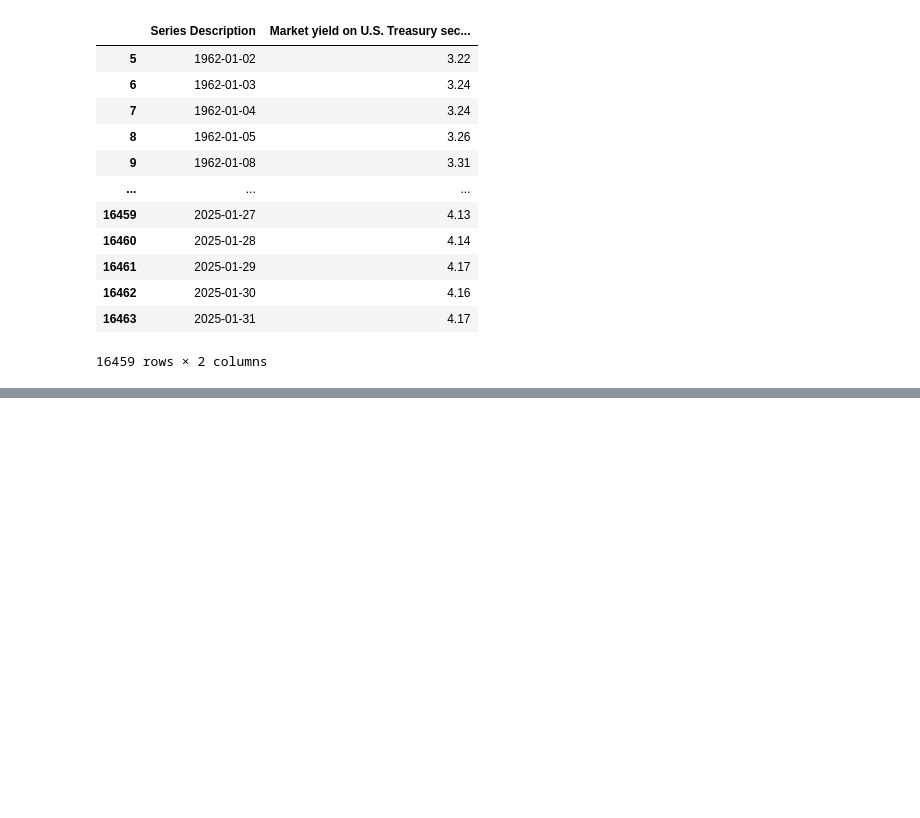
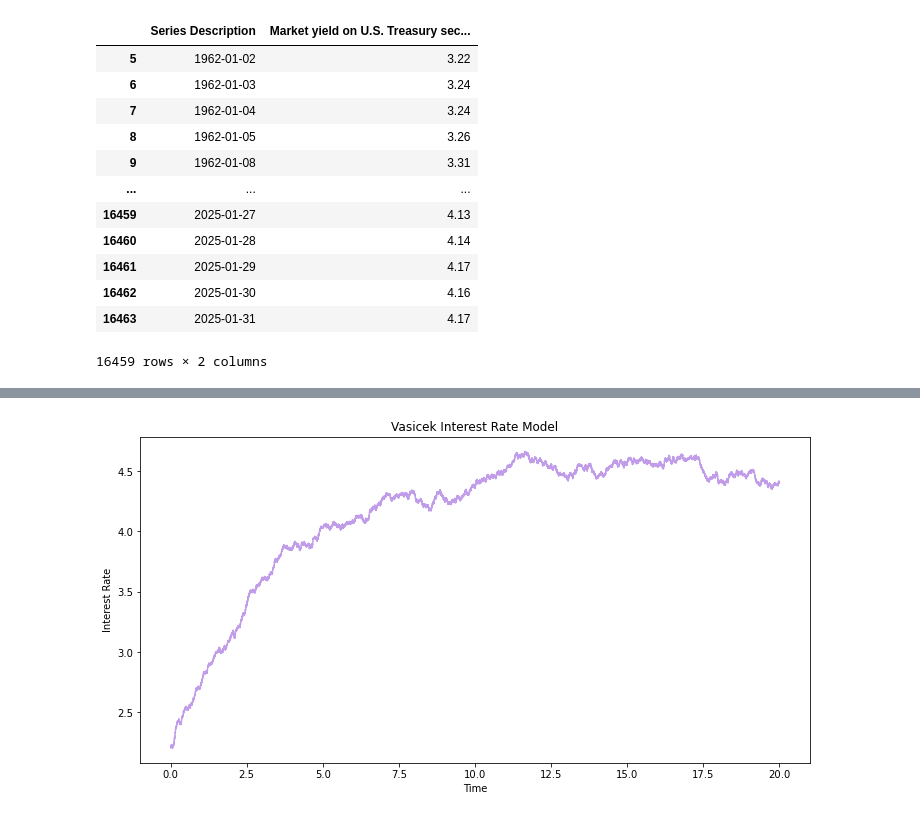
Before and after one commit to appuler/Phys295, a Jupyter notebook: Least Squares Approximation.ipynb, the cells around one changed output, grey strips where cells are left out. Drawn from its saved outputs; the diff is of its cells as text; code cells hidden in the pictures; blank space fills up the shorter version.

```diff
--- a/Least Squares Approximation.ipynb
+++ b/Least Squares Approximation.ipynb
@@ -72,6 +83,7 @@ total_days_diff = time_diff(x[0], x[len(x) - 1])
 dt = 1 / total_days_diff
 # %%
 deltaT = (np.diff(x) / np.timedelta64(1, 'D')) * dt
+dT = np.ones(999) * 0.001
 # %%
 deltaR = np.diff(y)
 # %%
@@ -79,5 +91,5 @@ deltaR = np.diff(y)
 R = y[: -1]
 # %%
 def dW(s, dT):
-    return np.random.normal(0, 1, s) * np.sqrt(dT)
+    return np.random.normal(0, 1, s)
 # %%
@@ -117,0 +147,14 @@ array([-30.946821167004796, -155.3677485454579, -0.6827669543972108],
+# %%
+def V_Model(sigma=0.1, a=0.1, b=0.041, R_initial=0.04, dt=0.001, total_time=1):
+    R = [R_initial]
+    W = [0]
+    t_inc = int(total_time / dt)
+    T = [dt*i for i in range(t_inc)]
+
+    for i in range(t_inc - 1):
+        dW = np.random.normal()*np.sqrt(dt)
+        W.append(W[i] + dW)
+        dR = a * (b - R[i])*dt + sigma*dW
+        R.append(R[i] + dR)
+
+    return R, W, T
@@ -117,0 +165,11 @@ array([-30.946821167004796, -155.3677485454579, -0.6827669543972108],
+# %%
+R1, _, T = V_Model(sigma=0.1, a=0.3, b=4.5, R_initial=2.21, dt=0.001, total_time=20)
+# %%
+plt.figure(figsize=(12, 6))
+plt.plot(T, R1, color='#c19ce9')
+plt.xlabel("Time")
+plt.ylabel("Interest Rate")
+plt.title(label="Vasicek Interest Rate Model")
+plt.show()
+# %% [output]
+[figure, added]
```
Also changed, not shown: parts of 11 cells of this notebook, 1 other file.
